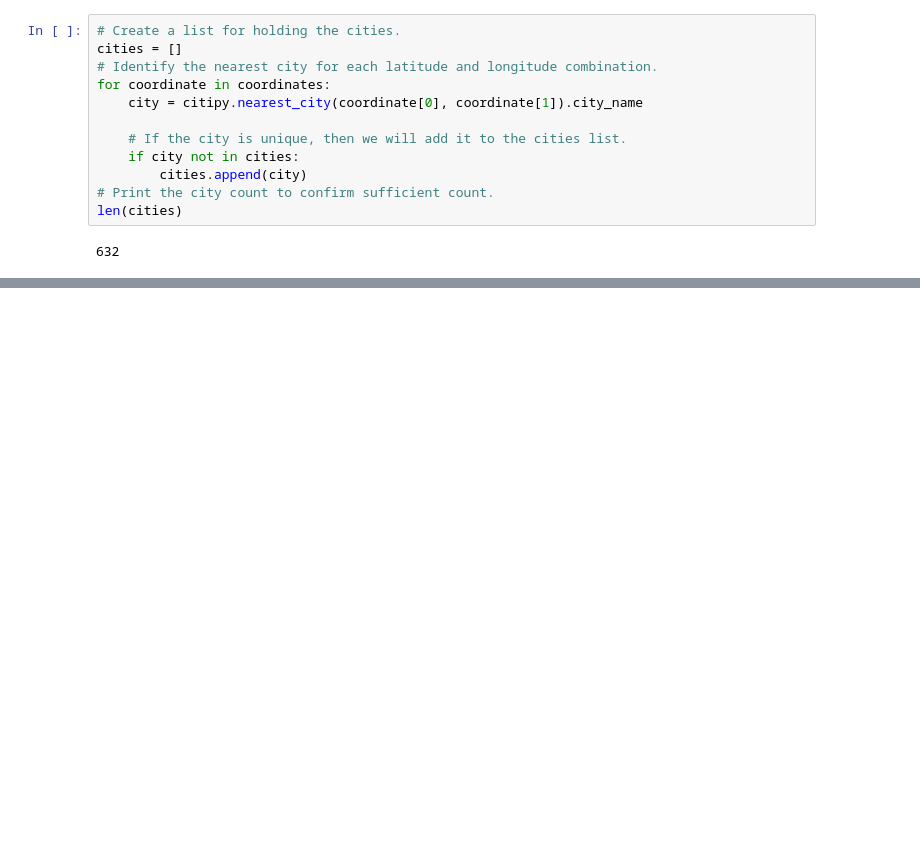
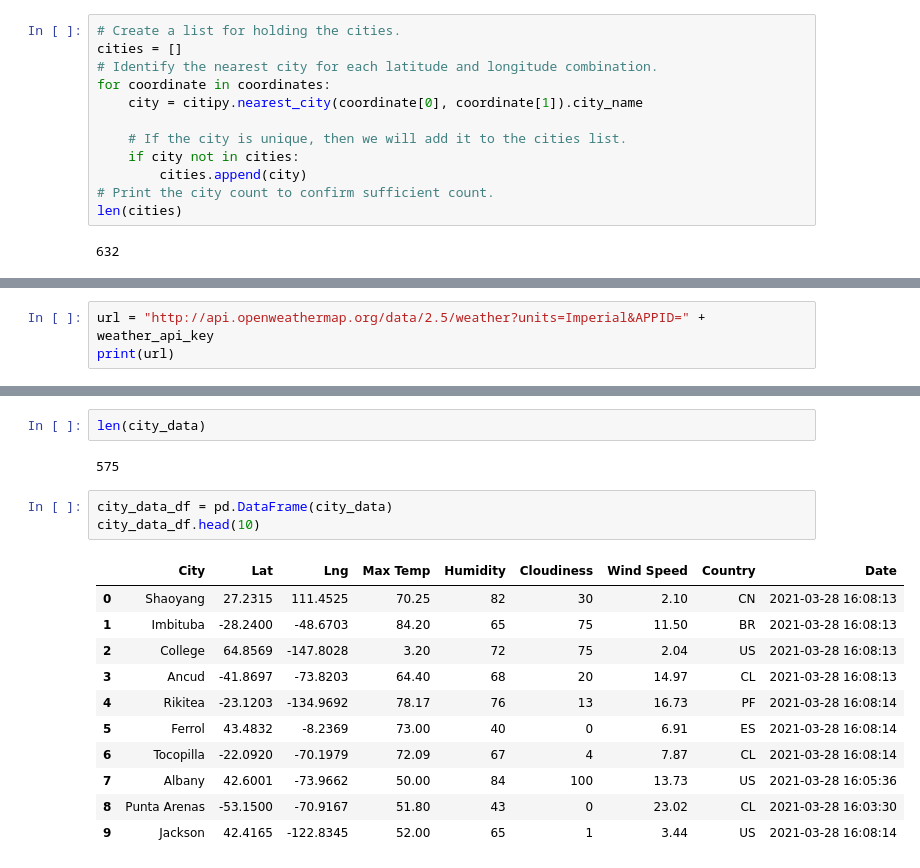
Before and after one commit to sohyunc/World_Weather_Analysis, a Jupyter notebook: WeatherPy.ipynb, the cells around one changed output, grey strips where cells are left out. Drawn from its saved outputs; the diff is of its cells as text; blank space fills up the shorter version.

```diff
--- a/WeatherPy.ipynb
+++ b/WeatherPy.ipynb
@@ -29,0 +33,3 @@ len(cities)
+# %%
+url = "http://api.openweathermap.org/data/2.5/weather?units=Imperial&APPID=" + weather_api_key
+print(url)
@@ -29,0 +118,19 @@ len(cities)
+# %%
+len(city_data)
+# %% [output]
+575
+# %%
+city_data_df = pd.DataFrame(city_data)
+city_data_df.head(10)
+# %% [output]
+|  | City | Lat | Lng | Max Temp | Humidity | Cloudiness | Wind Speed | Country | Date |
+| 0 | Shaoyang | 27.2315 | 111.4525 | 70.25 | 82 | 30 | 2.10 | CN | 2021-03-28 16:08:13 |
+| 1 | Imbituba | -28.2400 | -48.6703 | 84.20 | 65 | 75 | 11.50 | BR | 2021-03-28 16:08:13 |
+| 2 | College | 64.8569 | -147.8028 | 3.20 | 72 | 75 | 2.04 | US | 2021-03-28 16:08:13 |
+| 3 | Ancud | -41.8697 | -73.8203 | 64.40 | 68 | 20 | 14.97 | CL | 2021-03-28 16:08:13 |
+| 4 | Rikitea | -23.1203 | -134.9692 | 78.17 | 76 | 13 | 16.73 | PF | 2021-03-28 16:08:14 |
+| 5 | Ferrol | 43.4832 | -8.2369 | 73.00 | 40 | 0 | 6.91 | ES | 2021-03-28 16:08:14 |
+| 6 | Tocopilla | -22.0920 | -70.1979 | 72.09 | 67 | 4 | 7.87 | CL | 2021-03-28 16:08:14 |
+| 7 | Albany | 42.6001 | -73.9662 | 50.00 | 84 | 100 | 13.73 | US | 2021-03-28 16:05:36 |
+| 8 | Punta Arenas | -53.1500 | -70.9167 | 51.80 | 43 | 0 | 23.02 | CL | 2021-03-28 16:03:30 |
+| 9 | Jackson | 42.4165 | -122.8345 | 52.00 | 65 | 1 | 3.44 | US | 2021-03-28 16:08:14 |
```
Also changed, not shown: parts of 6 cells of this notebook, 5 other files.
